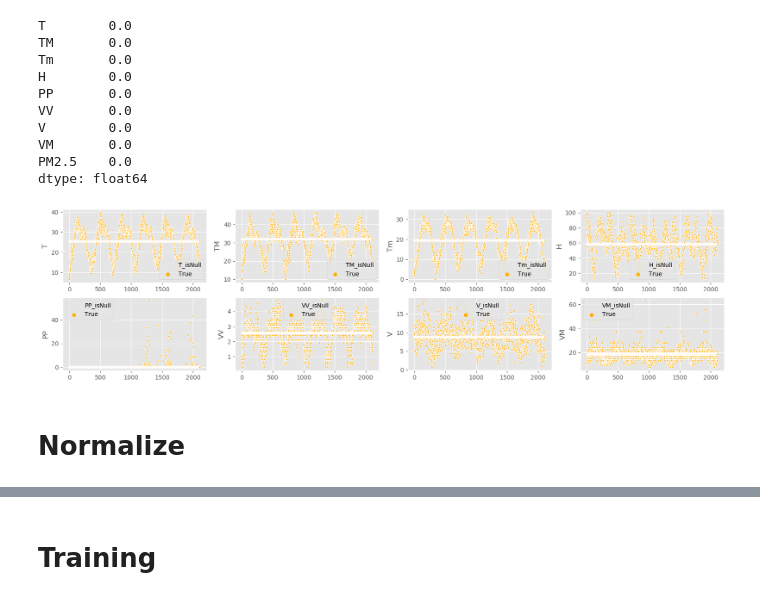
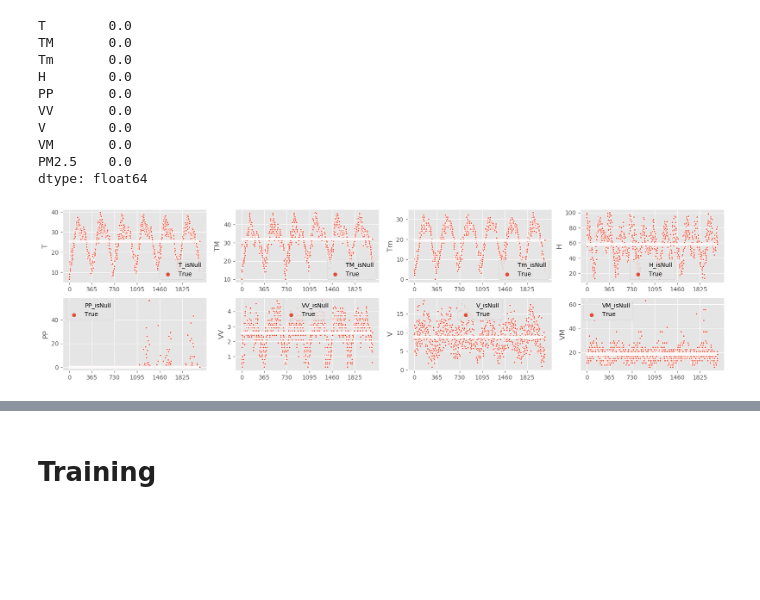
Before and after one commit to ParthikB/air_quality_index, a Jupyter notebook: step-2|preprocessing.ipynb, the cells around one changed output, grey strips where cells are left out. Cells and saved outputs as stored; diff of their text form; code cells hidden in the pictures; blank space fills up the shorter version.

```diff
--- a/step-2|preprocessing.ipynb
+++ b/step-2|preprocessing.ipynb
@@ -120,11 +120,10 @@ for f in data.columns:
 # %%
 plt.figure(figsize=(20, 5), dpi=100)
 for idx, f in enumerate(data.columns[:-1]):
 
     plt.subplot(2, 4, idx+1)
-    sns.scatterplot(x=data.index, y=f, data=pd.concat([data, isNull], axis=1), hue=f'{f}_isNull', s=10, palette='prism_r')
+    sns.scatterplot(x=data.index, y=f, data=pd.concat([data, isNull], axis=1), hue=f'{f}_isNull', s=10)
+    plt.xticks(range(0, len(data), 365)) # Make a YEAR LONG Window of X-axis, so that it gets a little easier to interpret
     plt.grid(1)
 # %% [output]
-[figure, old version]
+[figure, new version]
-# %% [markdown]
-# Normalize
```
Also changed, not shown: parts of 23 cells of this notebook.
